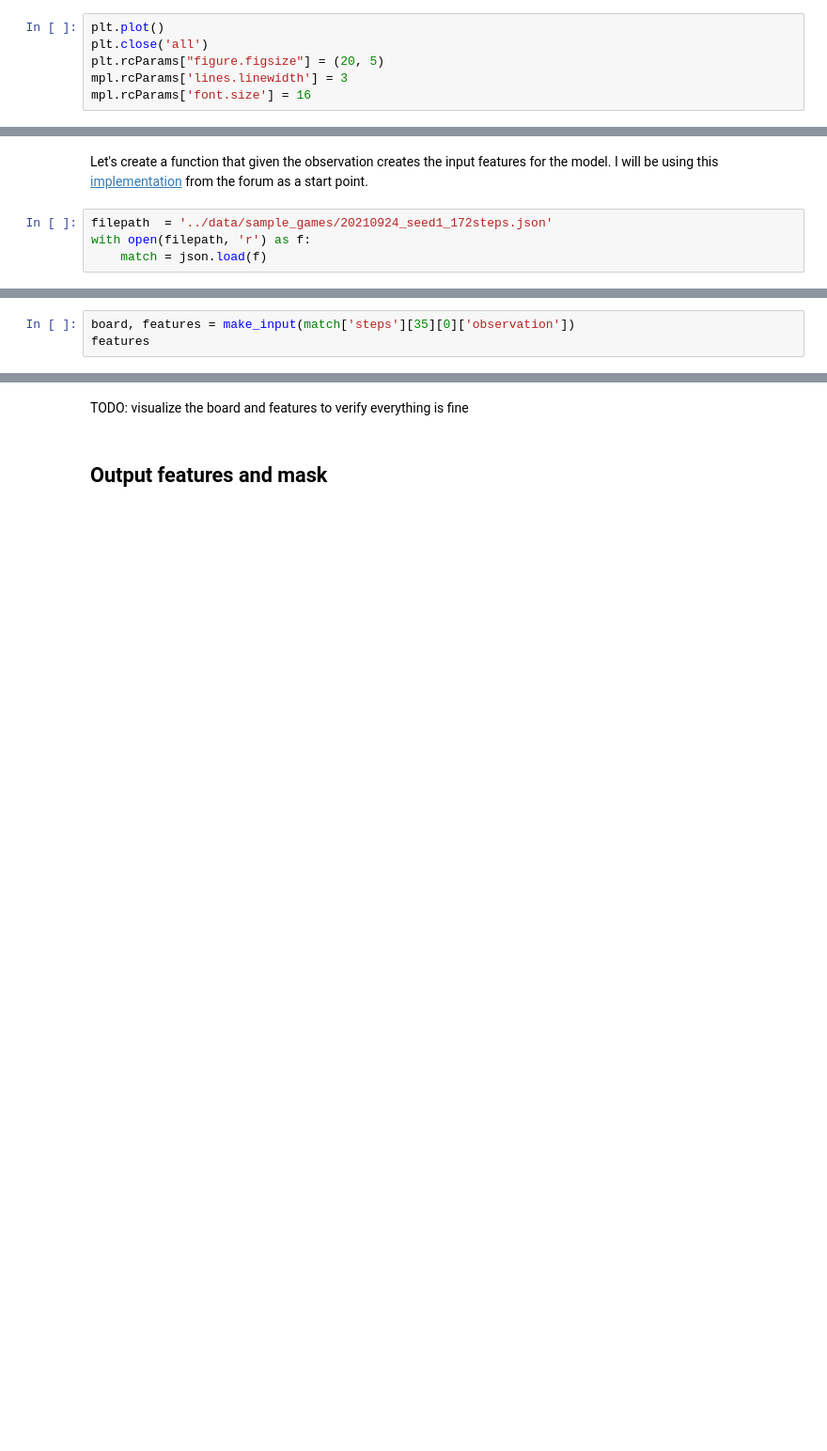
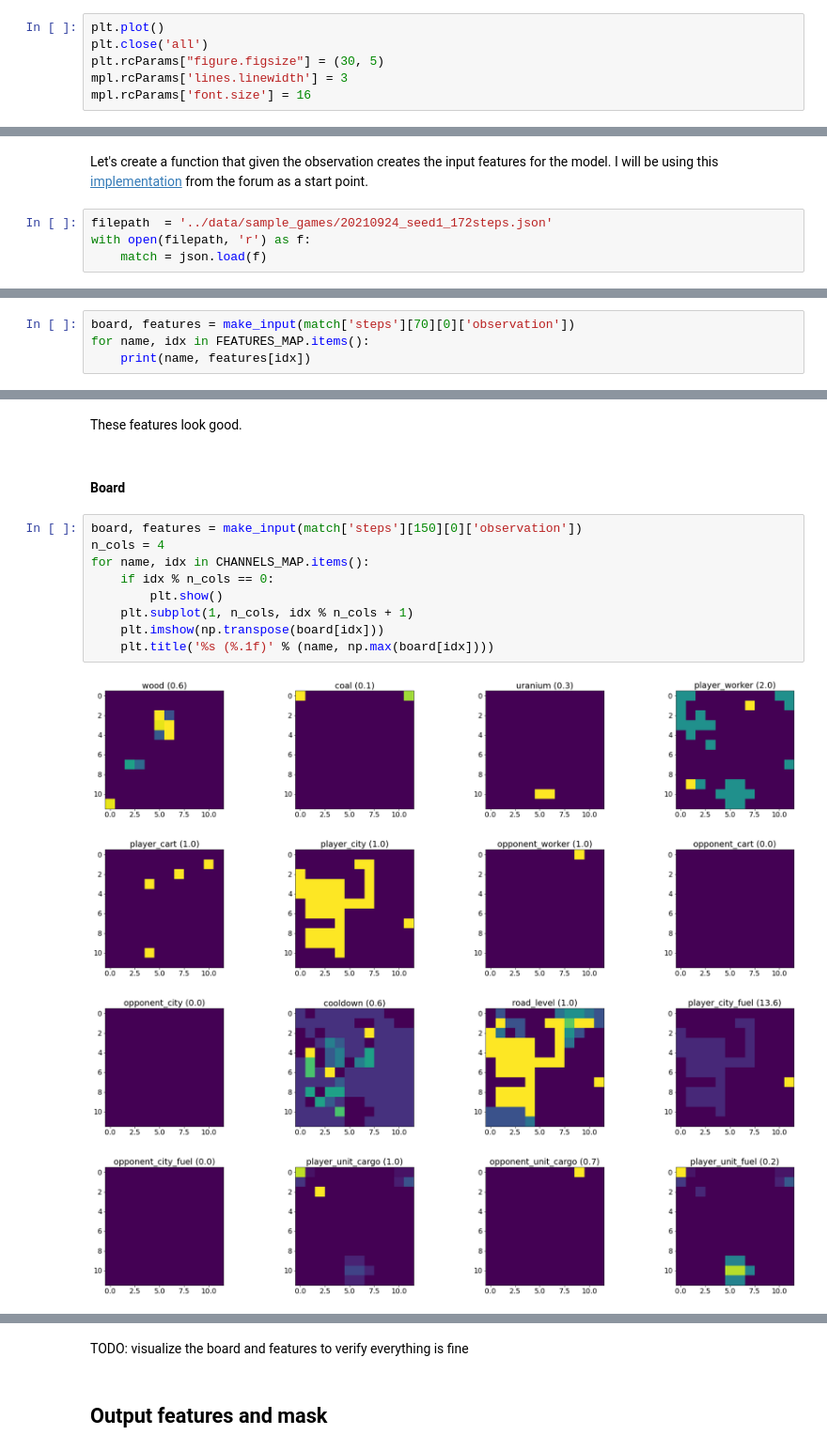
Before and after one commit to ironbar/luxai, a Jupyter notebook: notebooks/005_game_features_for_imitation_learning.ipynb, the cells around one changed output, grey strips where cells are left out. Shown at 94% size. Cells and saved outputs as stored; diff of their text form; blank space fills up the shorter version.

```diff
--- a/notebooks/005_game_features_for_imitation_learning.ipynb
+++ b/notebooks/005_game_features_for_imitation_learning.ipynb
@@ -34,7 +36,7 @@ from luxai.features import make_input, CHANNELS_MAP, FEATURES_MAP
 # %%
 plt.plot()
 plt.close('all')
-plt.rcParams["figure.figsize"] = (20, 5)
+plt.rcParams["figure.figsize"] = (30, 5)
 mpl.rcParams['lines.linewidth'] = 3
 mpl.rcParams['font.size'] = 16
 # %% [markdown]
@@ -65,4 +69,5 @@ with open(filepath, 'r') as f:
 # %%
-board, features = make_input(match['steps'][35][0]['observation'])
-features
+board, features = make_input(match['steps'][70][0]['observation'])
+for name, idx in FEATURES_MAP.items():
+    print(name, features[idx])
 # %% [output]
@@ -71,0 +87,18 @@ array([0.09722222, 1.        , 0.        , 0.06      , 0.05      ,
+# %% [markdown]
+These features look good.
+# %% [markdown]
+#### Board
+# %%
+board, features = make_input(match['steps'][150][0]['observation'])
+n_cols = 4
+for name, idx in CHANNELS_MAP.items():
+    if idx % n_cols == 0:
+        plt.show()
+    plt.subplot(1, n_cols, idx % n_cols + 1)
+    plt.imshow(np.transpose(board[idx]))
+    plt.title('%s (%.1f)' % (name, np.max(board[idx])))
+# %% [output]
+[figure, added]
+[figure, added]
+[figure, added]
+[figure, added]
```
Also changed, not shown: parts of 6 cells of this notebook, 1 other file.
